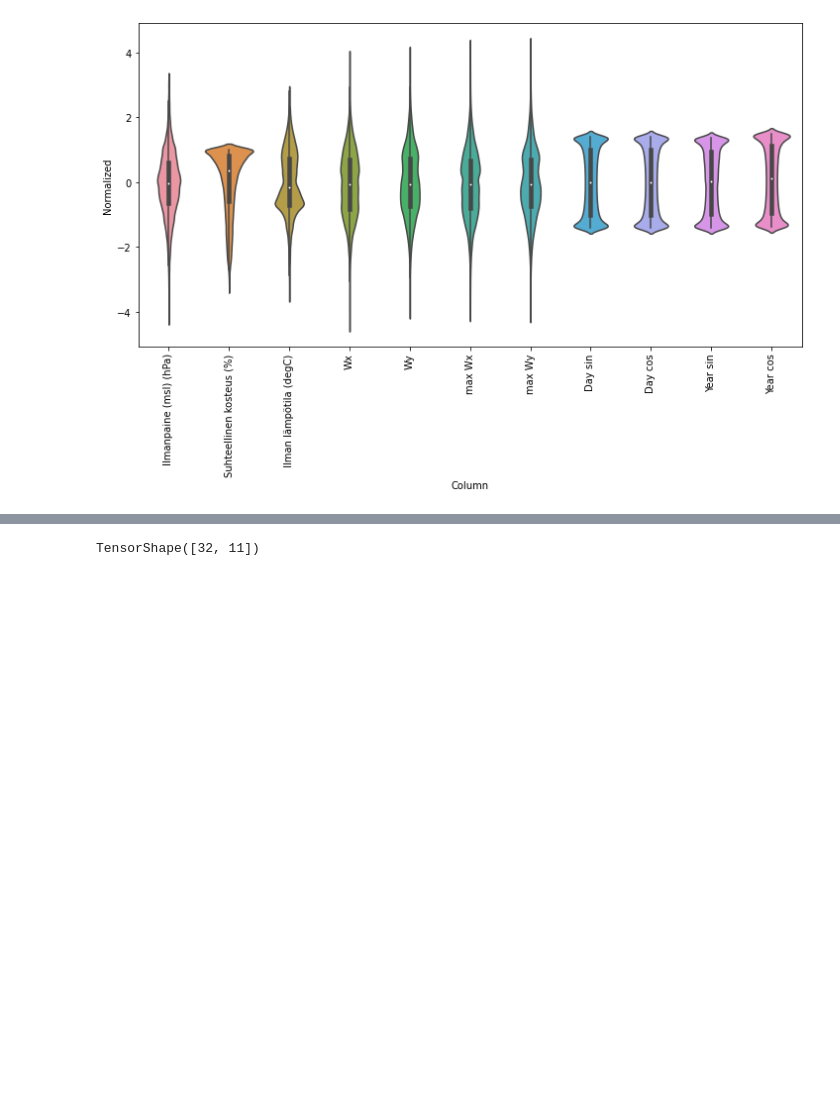
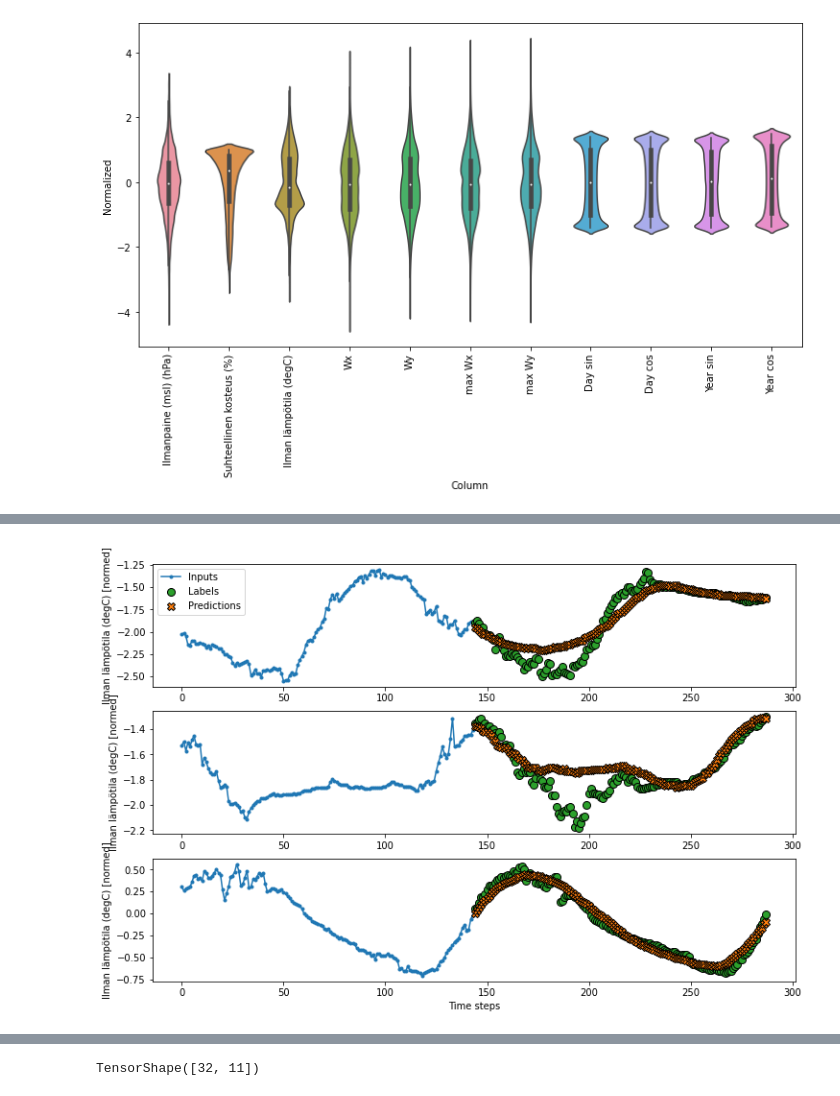
Before and after one commit to ssaily/tms-demo, a Jupyter notebook: machinelearning/multi-step-models.ipynb, the cells around one changed output, grey strips where cells are left out. Cells and saved outputs as stored; diff of their text form; code cells hidden in the pictures; blank space fills up the shorter version.

```diff
--- a/machinelearning/multi-step-models.ipynb
+++ b/machinelearning/multi-step-models.ipynb
@@ -555,0 +522,20 @@ KeyboardInterrupt:
+# %%
+multi_lstm_model = tf.keras.Sequential([
+    # Shape [batch, time, features] => [batch, lstm_units]
+    # Adding more `lstm_units` just overfits more quickly.
+    tf.keras.layers.LSTM(512, return_sequences=False),
+    # Shape => [batch, out_steps*features]
+    tf.keras.layers.Dense(OUT_STEPS*num_features,
+                          kernel_initializer=tf.initializers.zeros),
+    # Shape => [batch, out_steps, features]
+    tf.keras.layers.Reshape([OUT_STEPS, num_features])
+])
+
+history = compile_and_fit(multi_lstm_model, multi_window)
+
+IPython.display.clear_output()
+
+multi_val_performance['LSTM'] = multi_lstm_model.evaluate(multi_window.val)
+multi_performance['LSTM'] = multi_lstm_model.evaluate(multi_window.test, verbose=0)
+multi_window.plot(multi_lstm_model)
+# %% [output]
@@ -555,0 +543 @@ KeyboardInterrupt:
+[figure, added]
```
Also changed, not shown: parts of 30 cells of this notebook.
